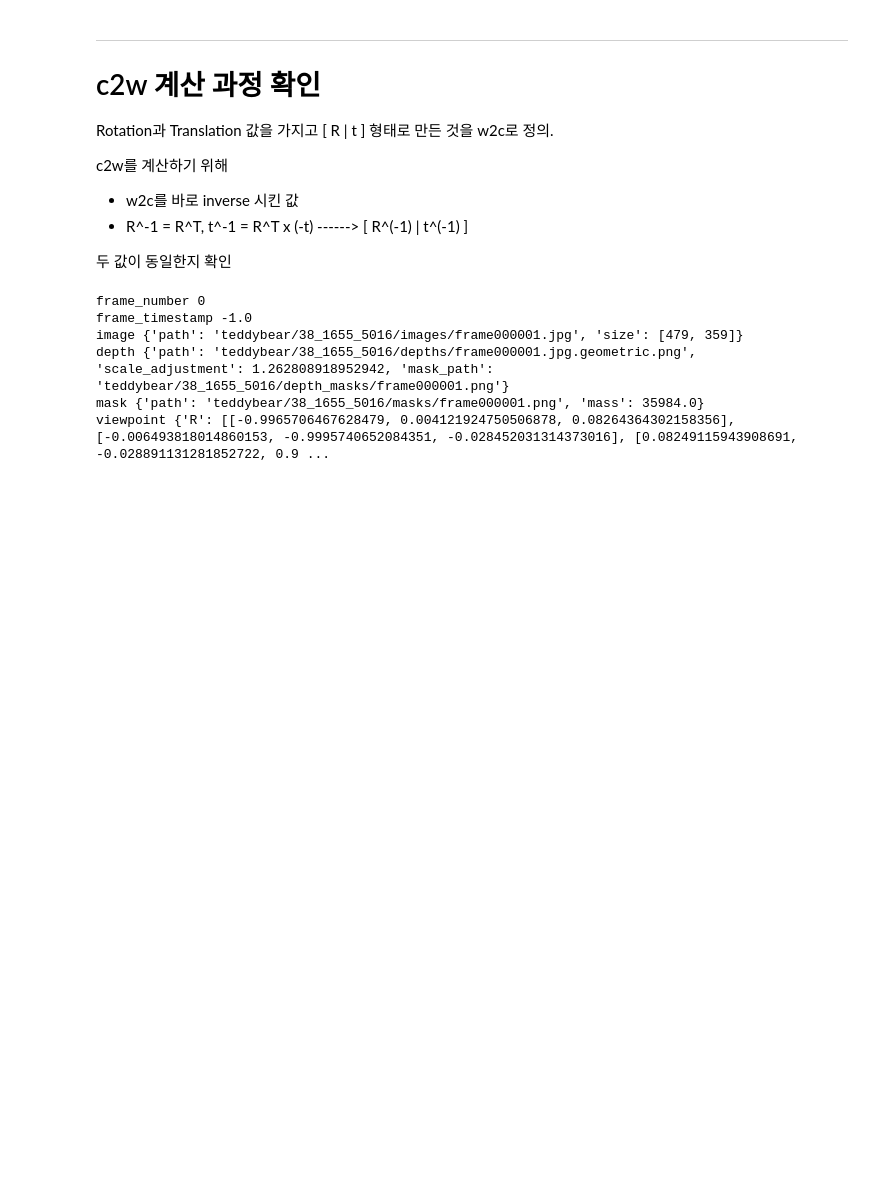
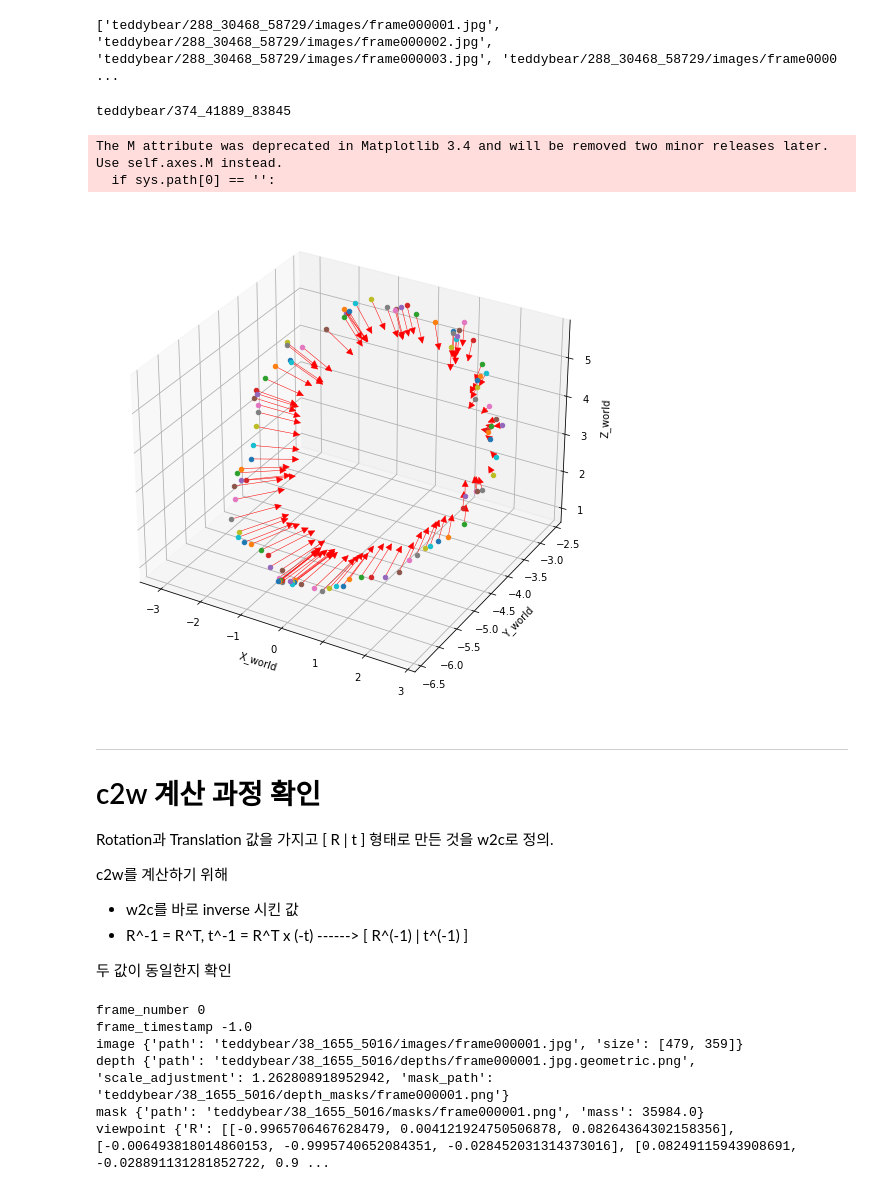
Before and after one commit to nogoing/CameraOptim, a Jupyter notebook: test_notebook.ipynb, the cells around one changed output. Saved outputs shown, nothing was run; the diff lists cells and outputs as text; code cells hidden in the pictures; blank space fills up the shorter version.

```diff
--- a/test_notebook.ipynb
+++ b/test_notebook.ipynb
@@ -160,3 +73,44 @@ tensor([[522.2864,   0.0000, 239.5000,   0.0000],
+# %%
+category_imgs, _, _, _ = read_category_data("D:/CO3D/teddybear", normalization=False)
+
+print(category_imgs[:10])
+# %% [output]
+['teddybear/288_30468_58729/images/frame000001.jpg', 'teddybear/288_30468_58729/images/frame000002.jpg', 'teddybear/288_30468_58729/images/frame000003.jpg', 'teddybear/288_30468_58729/images/frame0000 ...
+# %%
+index = 500
+seq_name = '/'.join(category_imgs[index].split('/')[:2])
+print(seq_name)
+
+_, _, seq_c2ws, _ = read_seq_data("D:/CO3D/" + seq_name, normalization=False)
+# %% [output]
+teddybear/374_41889_83845
+# %%
+plt.figure(figsize=(16, 9))
+ax = plt.axes(projection='3d')
+ax.set_xlabel("X_world")
+ax.set_ylabel("Y_world")
+ax.set_zlabel("Z_world")
+# ax.set_xlim3d(-1, 1)
+# ax.set_ylim3d(-1, 1)
+# ax.set_zlim3d(-1, 1)
+
+# Data for three-dimensional scattered points
+
+for seq_c2w in seq_c2ws:
+    x, y, z = seq_c2w[:3, 3].numpy()
+    zx, zy, zz = seq_c2w[:3, 2].numpy()
+
+    xs = [x, x+zx]
+    ys = [y, y+zy]
+    zs = [z, z+zz]
+    a = Arrow3D(xs, zs, ys, mutation_scale=15,
+                lw=0.5, arrowstyle="-|>", color="r")
+    ax.add_artist(a)
+    ax.scatter3D(x, z, y, cmap='Greens')
+# %% [output]
+The M attribute was deprecated in Matplotlib 3.4 and will be removed two minor releases later. Use self.axes.M instead.
+  if sys.path[0] == '':
+[figure, added]
 # %% [markdown]
 ***
 
```
Also changed, not shown: parts of 39 cells of this notebook, 1 other file.
